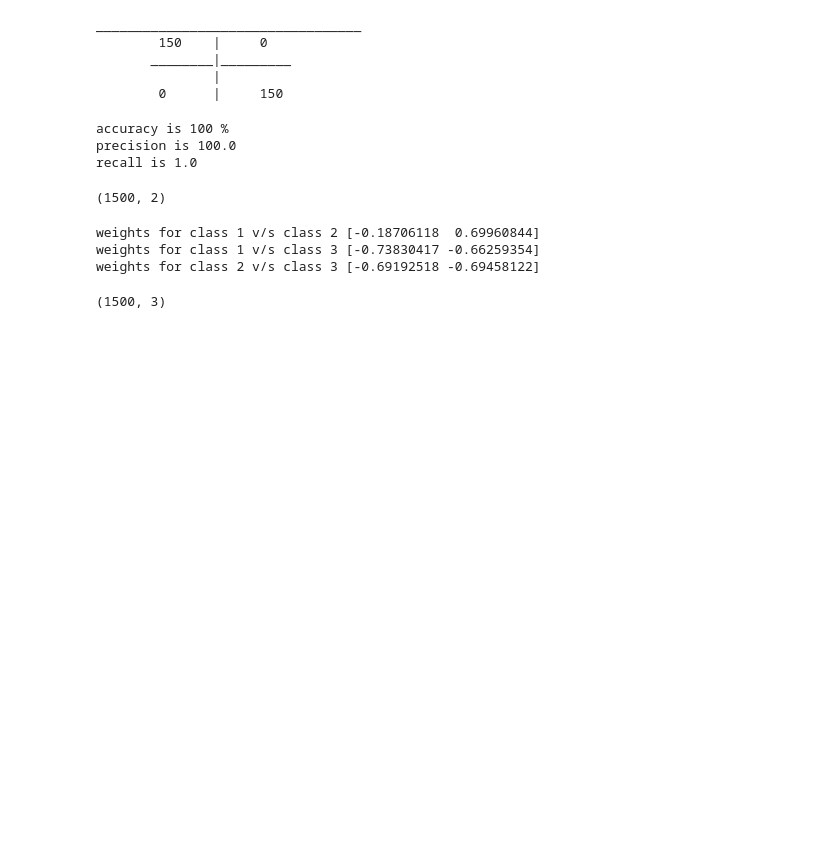
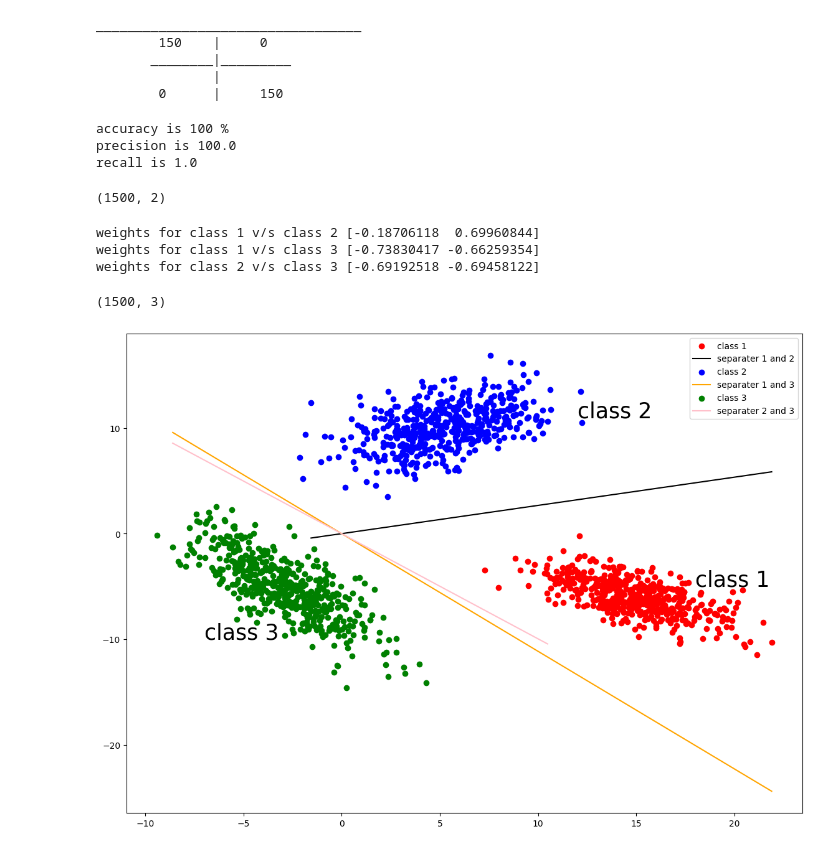
Before and after one commit to ShubhamPatwar/Projects, a Jupyter notebook: DL assignments/Assignment_1/assignment_1_solved/Assignmnet_1_part_1.ipynb, the cells around one changed output. Cells and saved outputs as stored; diff of their text form; code cells hidden in the pictures; blank space fills up the shorter version.

```diff
--- a/DL assignments/Assignment_1/assignment_1_solved/Assignmnet_1_part_1.ipynb
+++ b/DL assignments/Assignment_1/assignment_1_solved/Assignmnet_1_part_1.ipynb
@@ -183,8 +169,7 @@ plt.show()
 # %% [output]
 [figure]
 # %%
-x_values = np.linspace(np.min(x1_test),np.max(x1_test), 100)
-x_values
-y_values = -(weights[0]/weights[1])*x_values
-
-y_values
+x_values_1_2 = np.linspace(np.min(x1_test),np.max(x1_test), 20)
+# x_values
+y_values_1_2= -(weights[0]/weights[1])*x_values_1_2
+# y_values_1_2
@@ -327,11 +272,11 @@ plt.scatter(x_val,y_val)
 
 # for boundary line
 
-x_axis = np.linspace(np.min(x_val) , np.max(x_values) , 100)
-y_axis = -(weights_1_3[0]/weights_1_3[1])*x_axis
+x_values_1_3 = np.linspace(np.min(x_val) , np.max(x_val) , 100)
+y_values_1_3 = -(weights_1_3[0]/weights_1_3[1])*x_values_1_3
 
-plt.plot(x_axis,y_axis,color = 'r')
-plt.title("decision boundary for class1 v/s class2")
+plt.plot(x_values_1_3,y_values_1_3,color = 'r')
+plt.title("decision boundary for class1 v/s class3")
 plt.xlabel("x1")
 plt.ylabel("x2")
 
@@ -569,5 +495,21 @@ np.random.shuffle(class_1_2_3_data)
 class_1_2_3_data.shape
 # %% [output]
 (1500, 3)
+# %%
+plt.figure(figsize=(14 ,10))
+plt.scatter(class1[:,0],class1[:,1],color = 'r',label = "class 1")
+plt.plot(x_values_1_2,y_values_1_2,color = 'black',label= "separater 1 and 2" )
+plt.scatter(class2[:,0],class2[:,1],color = 'b',label = "class 2")
+plt.plot(x_values_1_3,y_values_1_3,color = 'orange',label= "separater 1 and 3")
+plt.scatter(class3[:,0],class3[:,1],color = 'g',label = "class 3")
+plt.plot(x_values_2_3,y_values_2_3,color = 'pink',label= "separater 2 and 3")
+plt.legend()
+plt.text(18,-5,"class 1",fontsize=25)
+plt.text(12,11,"class 2",fontsize=25)
+plt.text(-7,-10,"class 3",fontsize=25)
+
+plt.show()
+# %% [output]
+[figure, added]
 # %%
 # class_1_2_3_data
```
Also changed, not shown: parts of 15 cells of this notebook.
